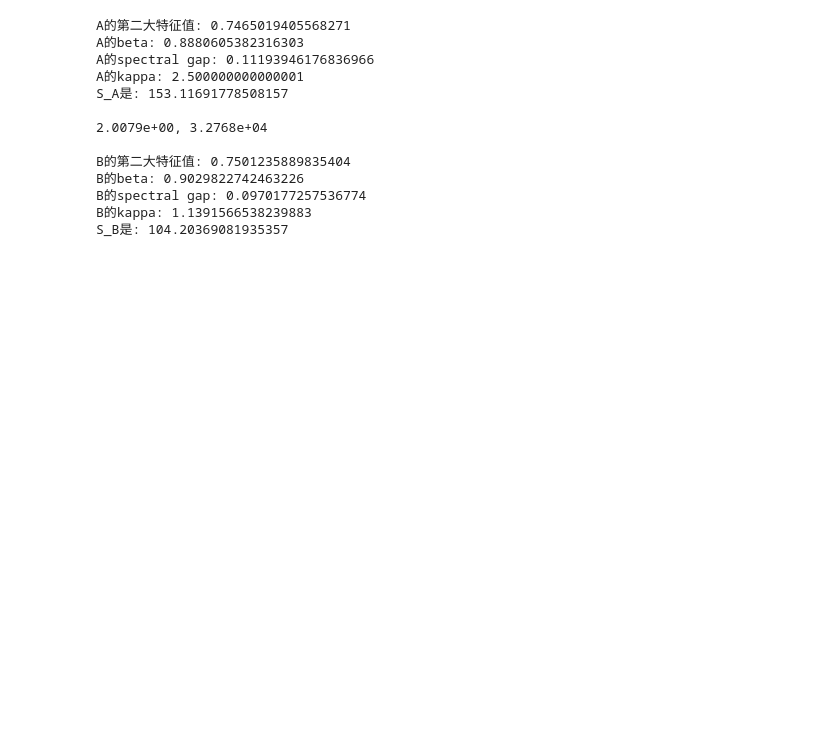
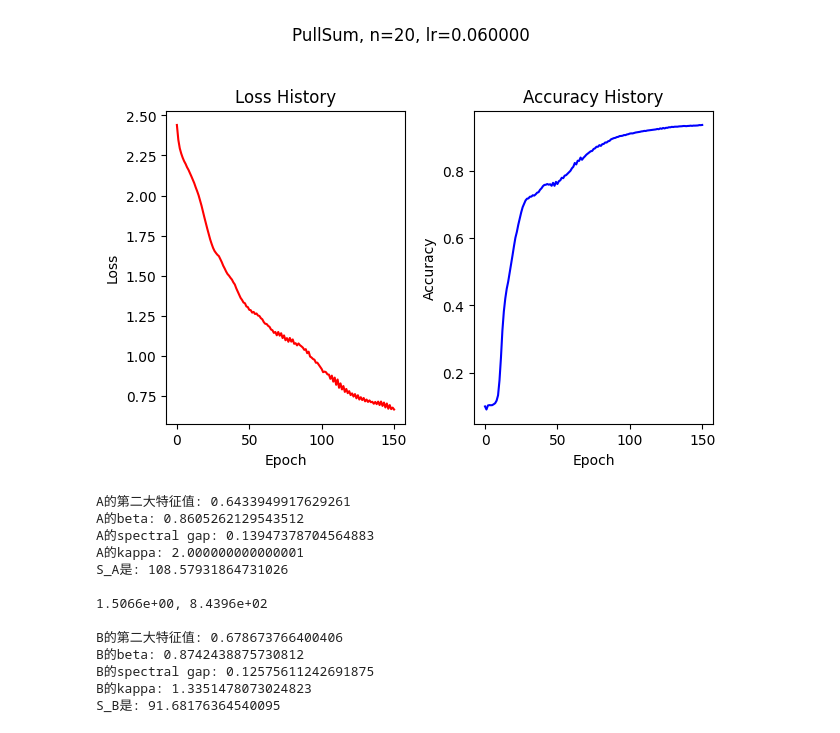
Before and after one commit to Luoxiaogan/PullSum_MNIST, a Jupyter notebook: code/神经网络实验/MNIST最终实验/新的实验/new_Ring4, 大异质性.ipynb, the cells around one changed output. Drawn from its saved outputs; the diff is of its cells as text; code cells hidden in the pictures; blank space fills up the shorter version.

```diff
--- a/code/神经网络实验/MNIST最终实验/新的实验/new_Ring4, 大异质性.ipynb
+++ b/code/神经网络实验/MNIST最终实验/新的实验/new_Ring4, 大异质性.ipynb
@@ -31,0 +32,20 @@ h_data,y_data,X_test,y_test=prepare_node_20_hard_linear_mix(p1=0.7, seed=42)
+# %%
+I=np.eye(n)
+one=np.ones(n)
+R=np.outer(one,one)/n
+A,C=ring3()
+
+M = 1
+A_M = np.linalg.matrix_power(A, M)
+n = A.shape[0]
+one = np.ones(n)
+result = np.dot(one,A_M)
+t = np.diag(1/result)
+A=A_M
+B=A_M@t
+
+
+show_row(A)
+_,__=test_row(A,epochs=1000)
+print(f"{_:.4e}, {__:.4e}\n")
+show_col(B)
@@ -32,14 +66,33 @@ h_data,y_data,X_test,y_test=prepare_node_20_hard_linear_mix(p1=0.7, seed=42)
+# %%
+S, S_a1 = train_PullSum(
+    n=n,
+    A=A,
+    B=B,
+    model_class=MNISTClassifier_4layer_2,
+    seed_for_model=49,
+    criterion_class=nn.CrossEntropyLoss,
+    epochs=150,
+    lr=3e-3,
+    X_train_data=h_data,
+    y_train_data=y_data,
+    X_test_data=X_test,
+    y_test_data=y_test,
+    compute_accuracy=compute_accuracy_with_average_model,
+    show_graph=True
+)
+# %% [output]
+[figure, added]
 # %%
 I=np.eye(n)
 one=np.ones(n)
 R=np.outer(one,one)/n
-A,C=ring2()
+A,C=ring3()
 
 M = 5
 A_M = np.linalg.matrix_power(A, M)
 n = A.shape[0]
 one = np.ones(n)
-result = np.dot(one,A)
+result = np.dot(one,A_M)
 t = np.diag(1/result)
 A=A_M
 B=A_M@t
@@ -50,16 +103,16 @@ _,__=test_row(A,epochs=1000)
 print(f"{_:.4e}, {__:.4e}\n")
 show_col(B)
 # %% [output]
-A的第二大特征值: 0.7465019405568271
-A的beta: 0.8880605382316303
-A的spectral gap: 0.11193946176836966
-A的kappa: 2.500000000000001
-S_A是: 153.11691778508157
+A的第二大特征值: 0.6433949917629261
+A的beta: 0.8605262129543512
+A的spectral gap: 0.13947378704564883
+A的kappa: 2.000000000000001
+S_A是: 108.57931864731026
 
-2.0079e+00, 3.2768e+04
+1.5066e+00, 8.4396e+02
 
-B的第二大特征值: 0.7501235889835404
-B的beta: 0.9029822742463226
-B的spectral gap: 0.0970177257536774
-B的kappa: 1.1391566538239883
-S_B是: 104.20369081935357
+B的第二大特征值: 0.678673766400406
+B的beta: 0.8742438875730812
+B的spectral gap: 0.12575611242691875
+B的kappa: 1.3351478073024823
+S_B是: 91.68176364540095
```
Also changed, not shown: parts of 14 cells of this notebook, 26 other files.
